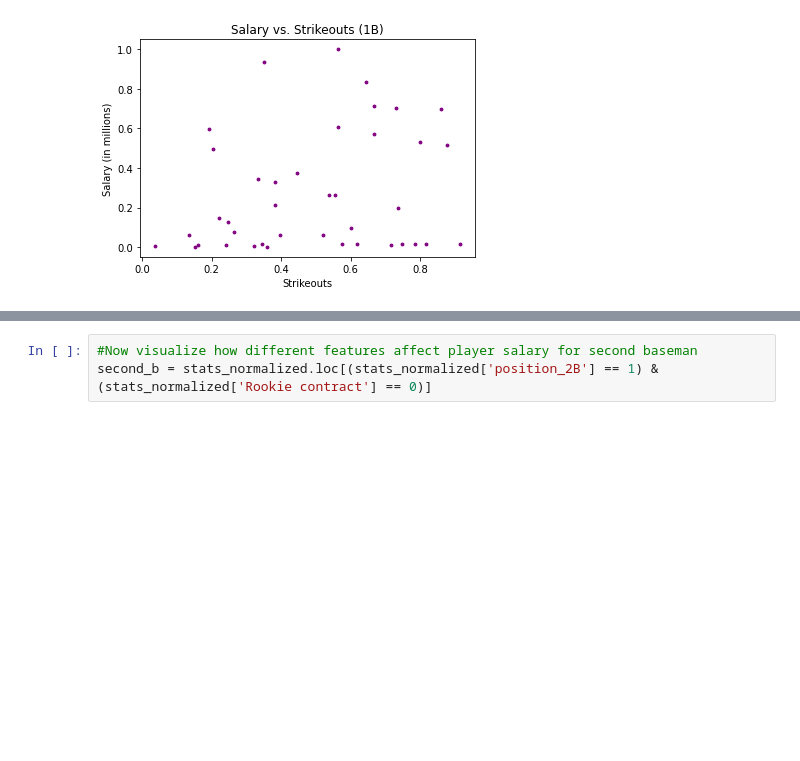
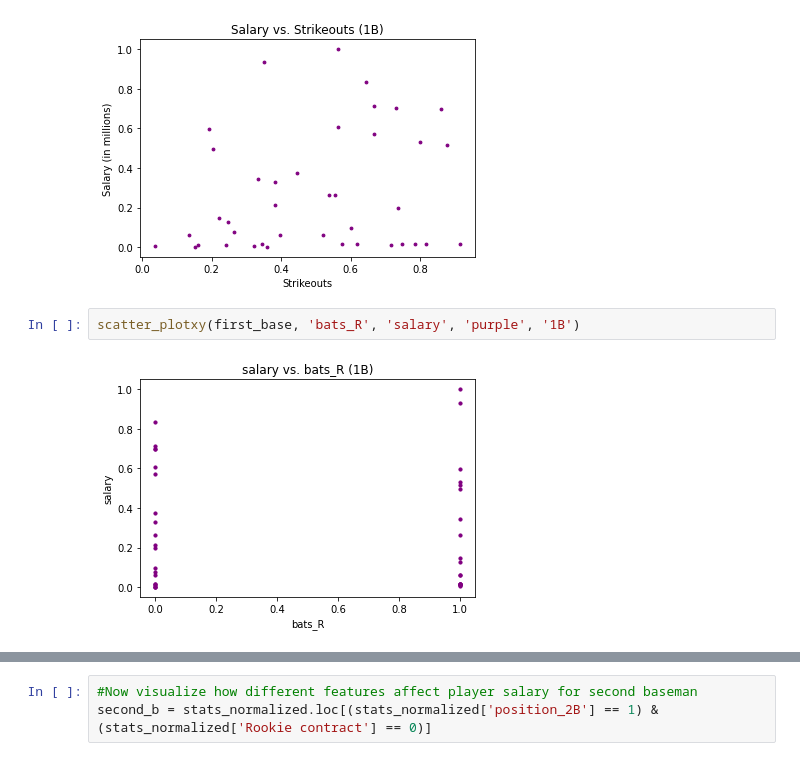
Before and after one commit to mnocerino23/MLB-Salary-Regressions, a Jupyter notebook: position_players.ipynb, the cells around one changed output, grey strips where cells are left out. Saved outputs shown, nothing was run; the diff lists cells and outputs as text; blank space fills up the shorter version.

```diff
--- a/position_players.ipynb
+++ b/position_players.ipynb
@@ -270,3 +274,7 @@ plt.title('Salary vs. Strikeouts (1B)')
 # %% [output]
 Text(0.5, 1.0, 'Salary vs. Strikeouts (1B)')
 [figure]
+# %%
+scatter_plotxy(first_base, 'bats_R', 'salary', 'purple', '1B')
+# %% [output]
+[figure, added]
```
Also changed, not shown: parts of 77 cells of this notebook.
